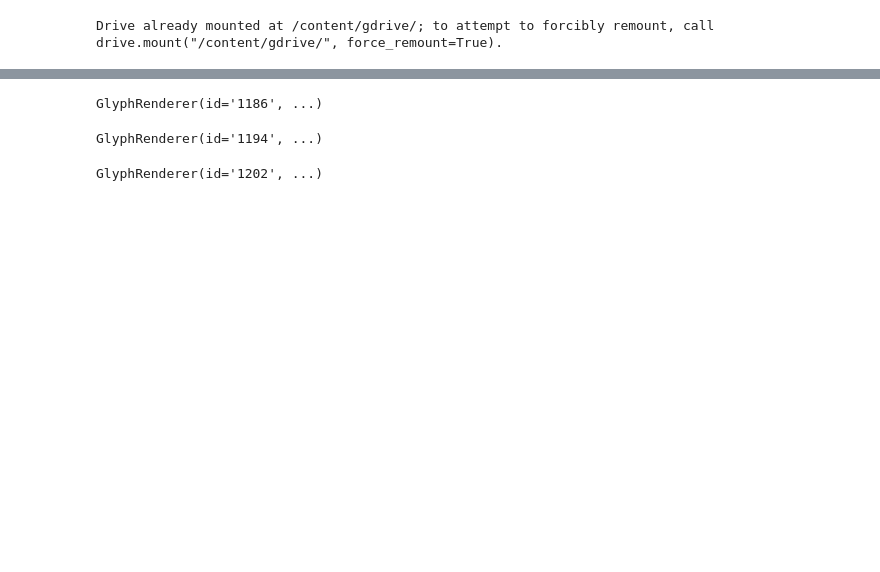
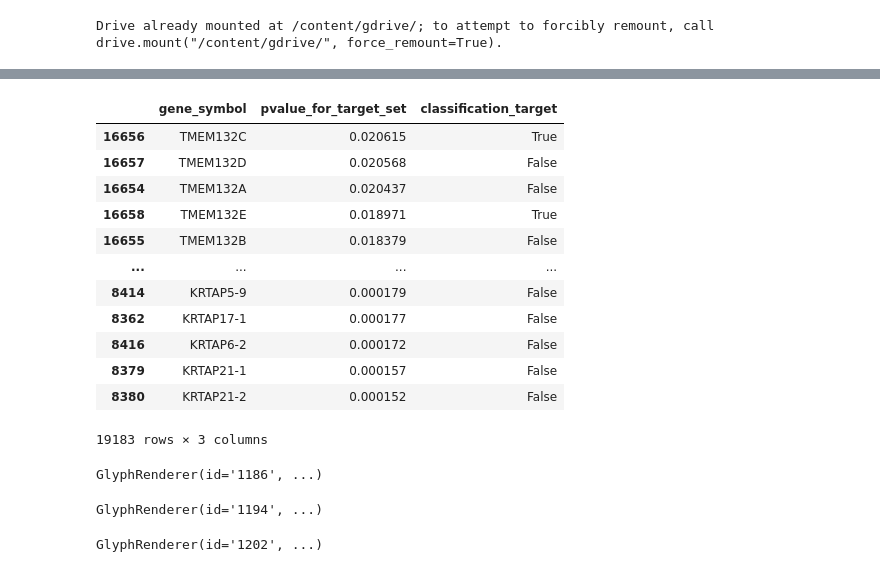
Before and after one commit to leonfrench/polyprotein_stats, a Jupyter notebook: notebooks/classify_and_visualize_testing.ipynb, the cells around one changed output, grey strips where cells are left out. Cells and saved outputs as stored; diff of their text form; code cells hidden in the pictures; blank space fills up the shorter version.

Commit message:
Trying out classification on whole background

```diff
--- a/notebooks/classify_and_visualize_testing.ipynb
+++ b/notebooks/classify_and_visualize_testing.ipynb
@@ -180,0 +194,26 @@ measures
+# %%
+probas = probas.sort_values(True, ascending=False)
+# %%
+probas = probas.drop([False], axis=1)
+# %%
+probas = probas.rename(columns = {True : "pvalue_for_target_set"})
+# %%
+cols = probas.columns.tolist()
+cols = cols[-1:] + cols[:-1]
+probas = probas[cols]
+# %%
+probas
+# %% [output]
+|  | gene_symbol | pvalue_for_target_set | classification_target |
+| 16656 | TMEM132C | 0.020615 | True |
+| 16657 | TMEM132D | 0.020568 | False |
+| 16654 | TMEM132A | 0.020437 | False |
+| 16658 | TMEM132E | 0.018971 | True |
+| 16655 | TMEM132B | 0.018379 | False |
+| ... | ... | ... | ... |
+| 8414 | KRTAP5-9 | 0.000179 | False |
+| 8362 | KRTAP17-1 | 0.000177 | False |
+| 8416 | KRTAP6-2 | 0.000172 | False |
+| 8379 | KRTAP21-1 | 0.000157 | False |
+| 8380 | KRTAP21-2 | 0.000152 | False |
+19183 rows × 3 columns
```
Also changed, not shown: parts of 12 cells of this notebook.
